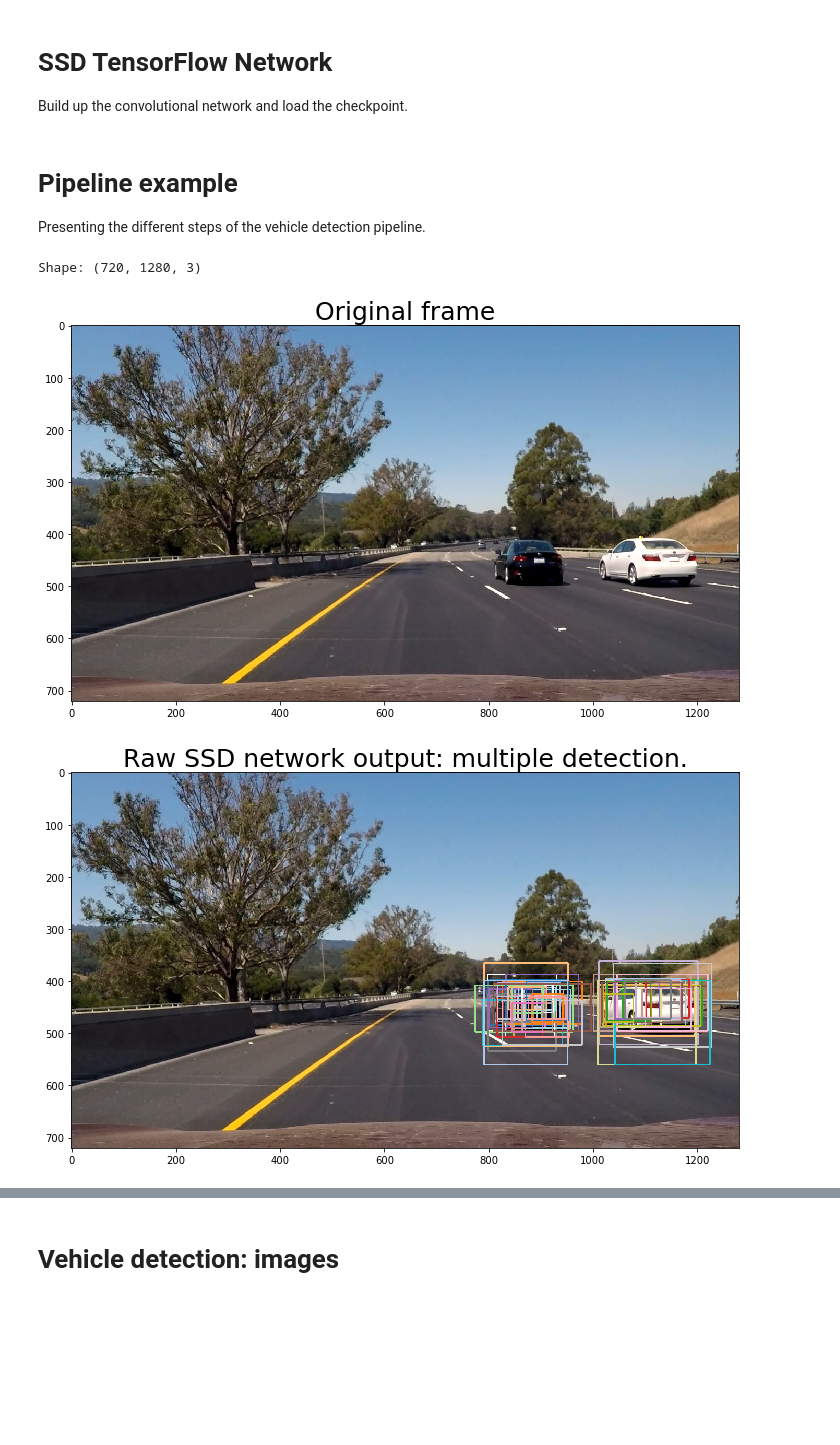
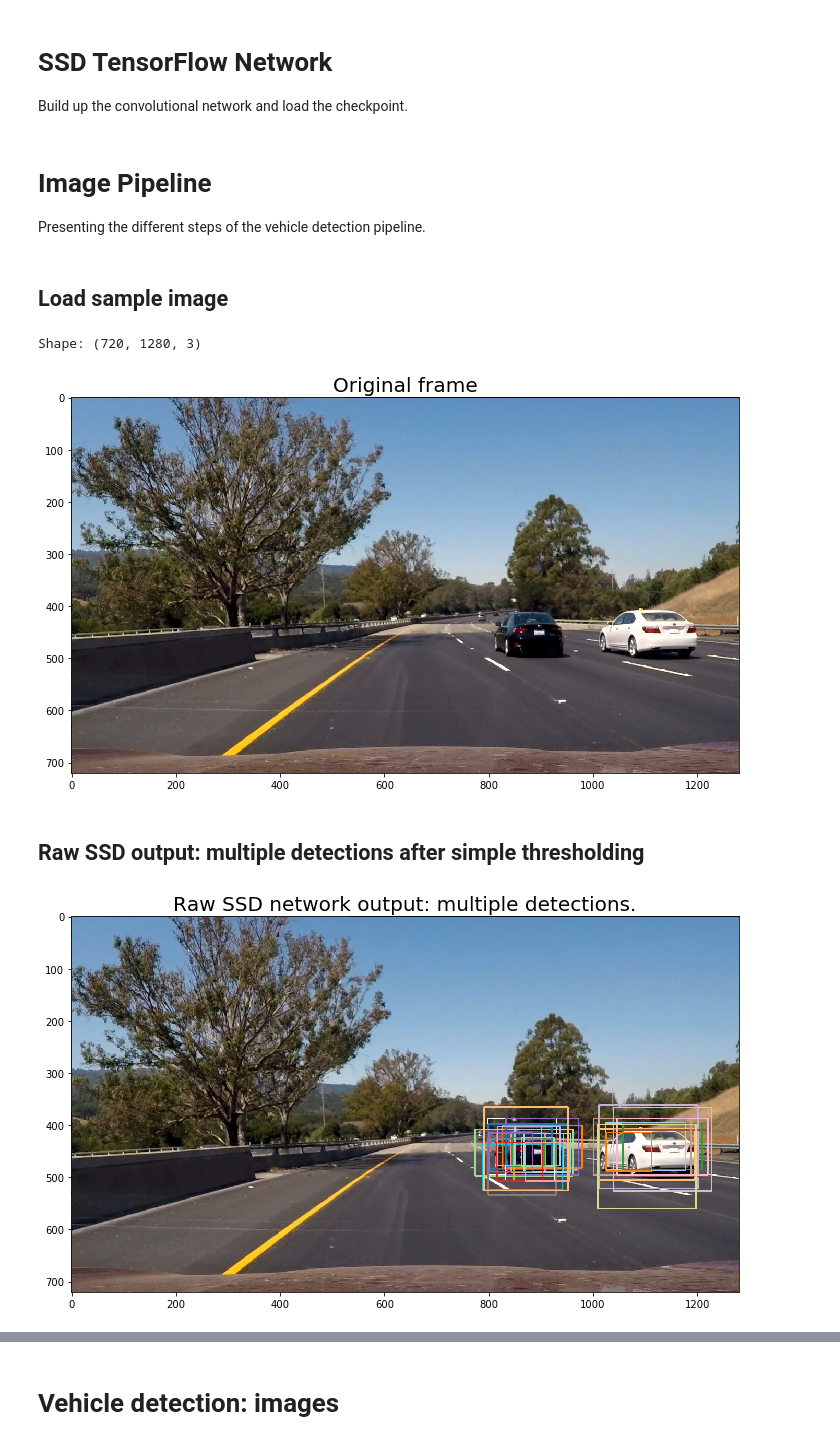
Before and after one commit to balancap/SDC-Vehicle-Detection, a Jupyter notebook: vehicle-detection.ipynb, the cells around one changed output, grey strips where cells are left out. Drawn from its saved outputs; the diff is of its cells as text; code cells hidden in the pictures; blank space fills up the shorter version.

```diff
--- a/vehicle-detection.ipynb
+++ b/vehicle-detection.ipynb
@@ -23,6 +23,8 @@ isess = tf.InteractiveSession()
 # Drawing and plotting routines.
 # %%
 def bboxes_draw_on_img(img, scores, bboxes, colors, thickness=2, show_text=True):
+    """Drawing bounding boxes on an image, with additional text if wanted...
+    """
     shape = img.shape
     for i in range(bboxes.shape[0]):
         bbox = bboxes[i]
@@ -33,7 +35,7 @@ def bboxes_draw_on_img(img, scores, bboxes, colors, thickness=2, show_text=True)
         cv2.rectangle(img, p1[::-1], p2[::-1], color, thickness)
         # Draw text...
         if show_text:
-            s = '%s: %.3f' % ('Car', scores[i])
+            s = '%s: %s' % ('Car', scores[i])
             p1 = (p1[0]-5, p1[1])
             cv2.putText(img, s, p1[::-1], cv2.FONT_HERSHEY_DUPLEX, 0.7, color, 1)
 
@@ -41,7 +43,7 @@ def plot_image(img, title='', figsize=(24, 9)):
     f, axes = plt.subplots(1, 1, figsize=figsize)
     f.tight_layout()
     axes.imshow(img)
-    axes.set_title(title, fontsize=25)
+    axes.set_title(title, fontsize=20)
 # %% [markdown]
 # SSD TensorFlow Network
 
@@ -85,18 +85,19 @@ if save_clean:
     ckpt_filename_save = './checkpoints/ssd_model.ckpt'
     saver.save(isess, ckpt_filename_save, write_meta_graph=True, write_state=True)
 # %% [markdown]
-# Pipeline example
+# Image Pipeline
 
 Presenting the different steps of the vehicle detection pipeline.
 # %%
-# Main processing routine.
+# Main SSD processing routine.
 def ssd_process_image(img, select_threshold=0.5):
     """Process an image through SSD network.
 
     Arguments:
       img: Numpy array containing an image.
-      select_threshold
-      nms_threshold
+      select_threshold: Classification threshold (i.e. probability threshold for car detection).
+    Return:
+      rclasses, rscores, rbboxes: Classes, scores and bboxes of objects detected.
     """
     # Resize image to height 300.
     factor = 300. / float(img.shape[0])
@@ -113,7 +114,6 @@ def ssd_process_image(img, select_threshold=0.5):
             rpredictions, rlocalisations, anchors,
             threshold=select_threshold, img_shape=img.shape, num_classes=ssd.params.num_classes, decode=True)
 
-#     rbboxes = ssd_common.bboxes_clip(rbbox_img, rbboxes)
     # Remove other classes than cars.
     idxes = (rclasses == 1)
     rclasses = rclasses[idxes]
@@ -122,8 +122,9 @@ def ssd_process_image(img, select_threshold=0.5):
     # Sort boxes by score.
     rclasses, rscores, rbboxes = ssd_common.bboxes_sort(rclasses, rscores, rbboxes,
                                                         top_k=400, priority_inside=True, margin=0.0)
-#     rclasses, rscores, rbboxes = ssd_common.bboxes_nms(rclasses, rscores, rbboxes, threshold=nms_threshold)
     return rclasses, rscores, rbboxes
+# %% [markdown]
+## Load sample image
 # %%
 # Load a sample image.
 path = 'test_images/'
@@ -134,14 +135,16 @@ print('Shape:', img.shape)
 plot_image(img, 'Original frame', (10, 10))
 # %% [output]
 Shape: (720, 1280, 3)
-[figure, old version]
+[figure, new version]
+# %% [markdown]
+## Raw SSD output: multiple detections after simple thresholding
 # %%
-# Process image
-rclasses, rscores, rbboxes = ssd_process_image(img, select_threshold=0.6)
-# Draw bboxes
+# SSD network on image.
+rclasses, rscores, rbboxes = ssd_process_image(img, select_threshold=0.8)
+# Draw bboxes of detected objects.
 img_bboxes = np.copy(img)
 bboxes_draw_on_img(img_bboxes, rscores, rbboxes, colors_tableau, thickness=2, show_text=False)
 
-plot_image(img_bboxes, 'Raw SSD network output: multiple detection.', (10, 10))
+plot_image(img_bboxes, 'Raw SSD network output: multiple detections.', (10, 10))
 # %% [output]
-[figure, old version]
+[figure, new version]
```
Also changed, not shown: parts of 12 cells of this notebook, 16 other files.
